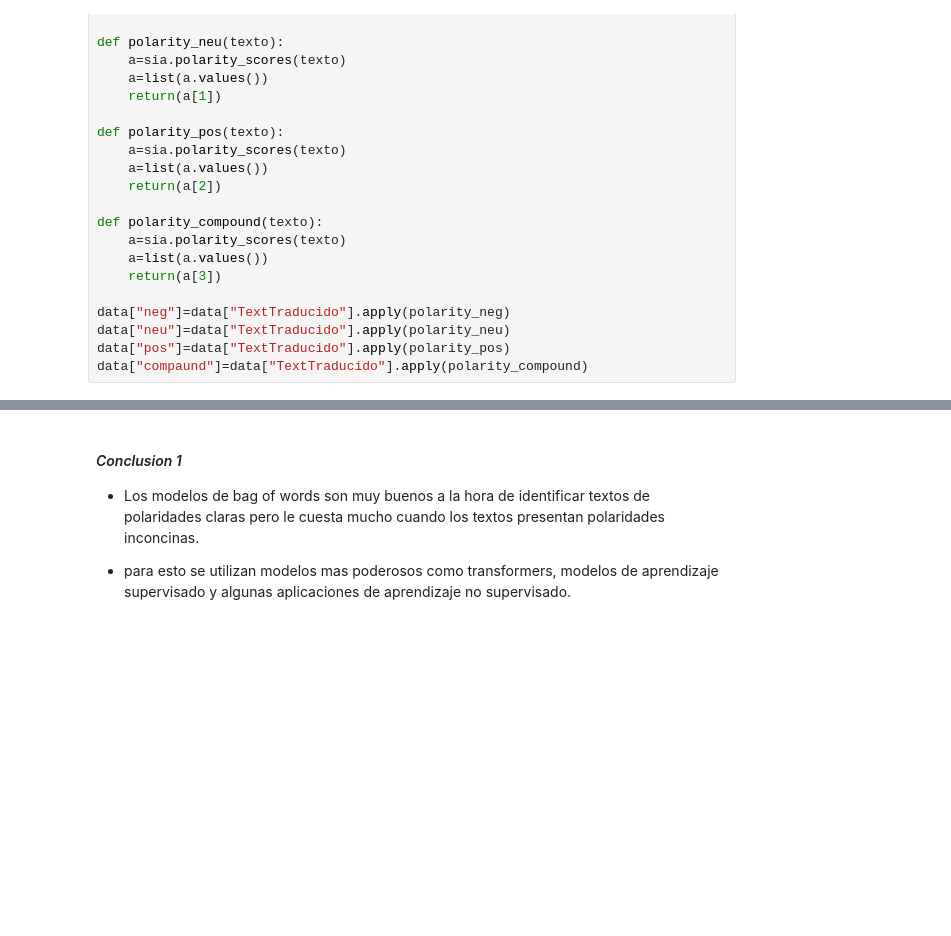
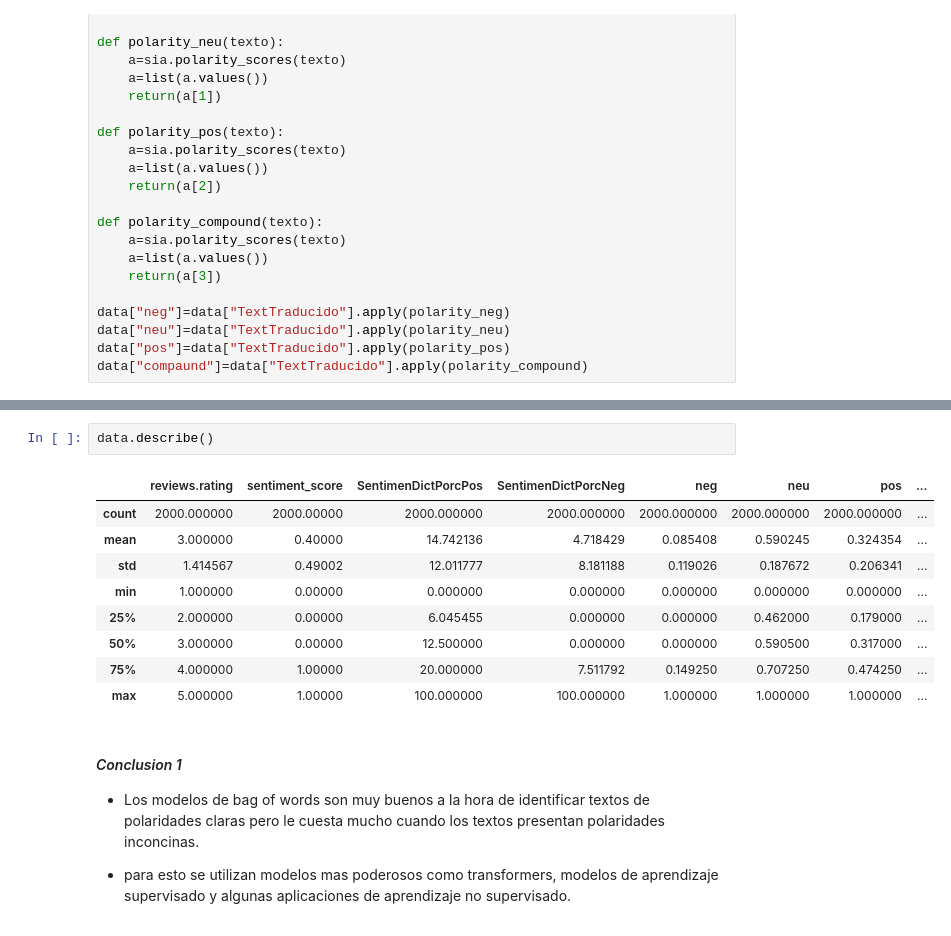
Before and after one commit to crodriguezbay/MLforMkting, a Jupyter notebook: l07_sentiment_analisis_clase_SentimentAnalysis.ipynb, the cells around one changed output, grey strips where cells are left out. Drawn from its saved outputs; the diff is of its cells as text; blank space fills up the shorter version.

```diff
--- a/l07_sentiment_analisis_clase_SentimentAnalysis.ipynb
+++ b/l07_sentiment_analisis_clase_SentimentAnalysis.ipynb
@@ -841,3 +881,15 @@ plt.show()
+# %%
+data.describe()
+# %% [output]
+|  | reviews.rating | sentiment_score | SentimenDictPorcPos | SentimenDictPorcNeg | neg | neu | pos | ... |
+| count | 2000.000000 | 2000.00000 | 2000.000000 | 2000.000000 | 2000.000000 | 2000.000000 | 2000.000000 | ... |
+| mean | 3.000000 | 0.40000 | 14.742136 | 4.718429 | 0.085408 | 0.590245 | 0.324354 | ... |
+| std | 1.414567 | 0.49002 | 12.011777 | 8.181188 | 0.119026 | 0.187672 | 0.206341 | ... |
+| min | 1.000000 | 0.00000 | 0.000000 | 0.000000 | 0.000000 | 0.000000 | 0.000000 | ... |
+| 25% | 2.000000 | 0.00000 | 6.045455 | 0.000000 | 0.000000 | 0.462000 | 0.179000 | ... |
+| 50% | 3.000000 | 0.00000 | 12.500000 | 0.000000 | 0.000000 | 0.590500 | 0.317000 | ... |
+| 75% | 4.000000 | 1.00000 | 20.000000 | 7.511792 | 0.149250 | 0.707250 | 0.474250 | ... |
+| max | 5.000000 | 1.00000 | 100.000000 | 100.000000 | 1.000000 | 1.000000 | 1.000000 | ... |
 # %% [markdown]
 #### *Conclusion 1*
 
```
Also changed, not shown: parts of 19 cells of this notebook.
